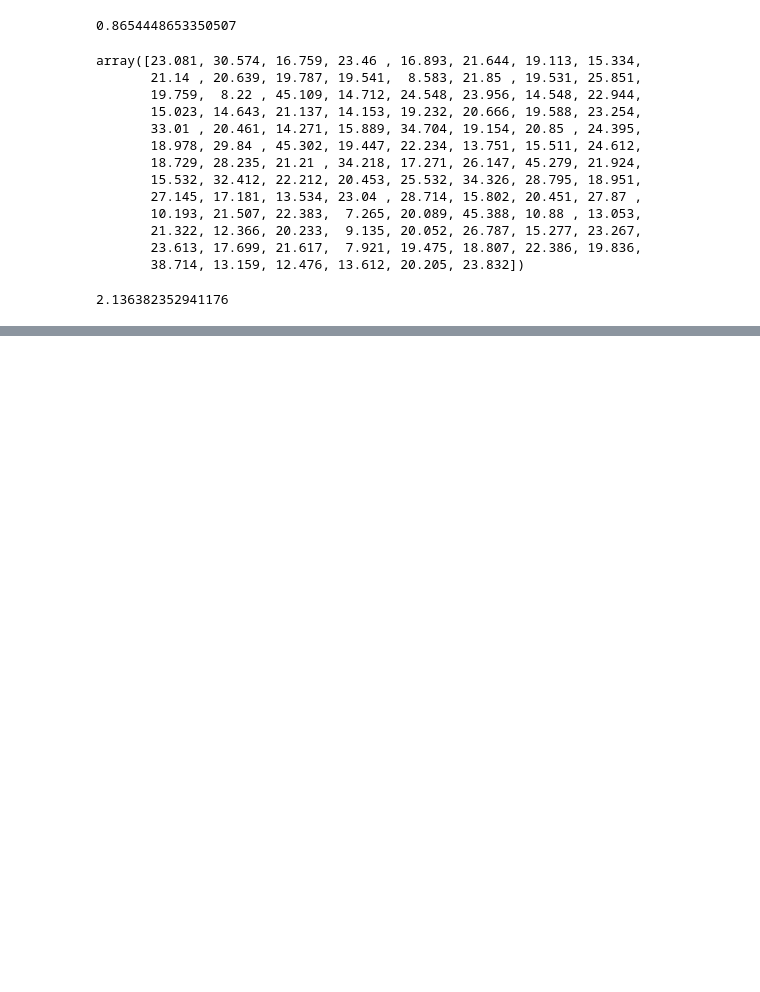
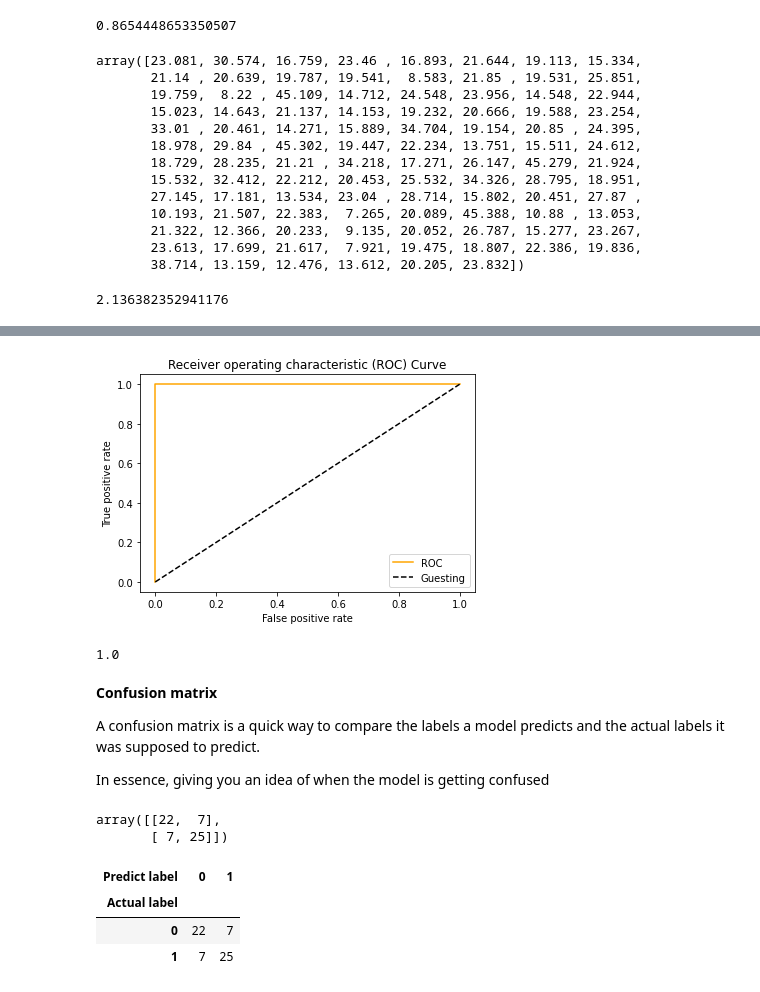
Before and after one commit to mthang1801/machine-learning, a Jupyter notebook: Data-science-ML-Tool/Scikit-learn.ipynb, the cells around one changed output, grey strips where cells are left out. Saved outputs shown, nothing was run; the diff lists cells and outputs as text; code cells hidden in the pictures; blank space fills up the shorter version.

```diff
--- a/Data-science-ML-Tool/Scikit-learn.ipynb
+++ b/Data-science-ML-Tool/Scikit-learn.ipynb
@@ -771,0 +951,41 @@ mean_absolute_error(y_test, y_preds)
+# %%
+# Plot perfect ROC curve and AUC curve
+
+fpr, tpr, thresholds = roc_curve(y_test, y_test)
+fpr, tpr
+plotting_roc_curve(fpr,tpr)
+# %% [output]
+[figure, added]
+# %%
+# Perfect AUC score
+roc_auc_score(y_test,y_test)
+# %% [output]
+1.0
+# %% [markdown]
+**Confusion matrix**
+
+A confusion matrix is a quick way to compare the labels a model predicts and the actual labels it was supposed to predict.
+
+In essence, giving you an idea of when the model is getting confused
+# %%
+from sklearn.metrics import  confusion_matrix
+
+y_preds = clf.predict(x_test)
+
+confusion_matrix(y_test, y_preds)
+# %% [output]
+array([[22,  7],
+       [ 7, 25]])
+# %%
+# Visualize confusion matrix with pd.crosstab()
+
+pd.crosstab(y_test,
+            y_preds,
+            rownames=["Actual label"],
+            colnames=["Predict label"]
+           )
+# %% [output]
+| Predict label | 0 | 1 |
+| Actual label |  |  |
+| 0 | 22 | 7 |
+| 1 | 7 | 25 |
```
Also changed, not shown: parts of 31 cells of this notebook.
